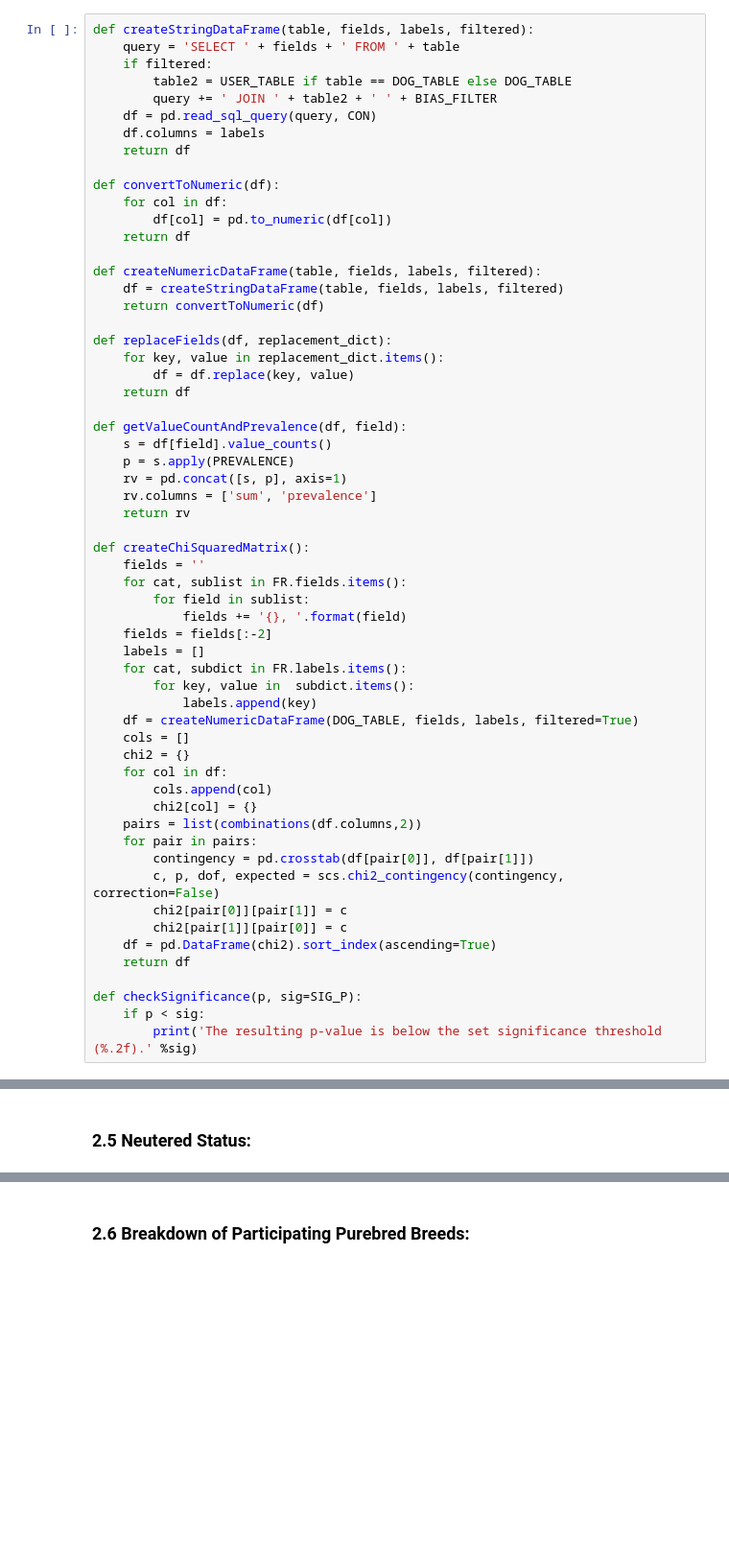
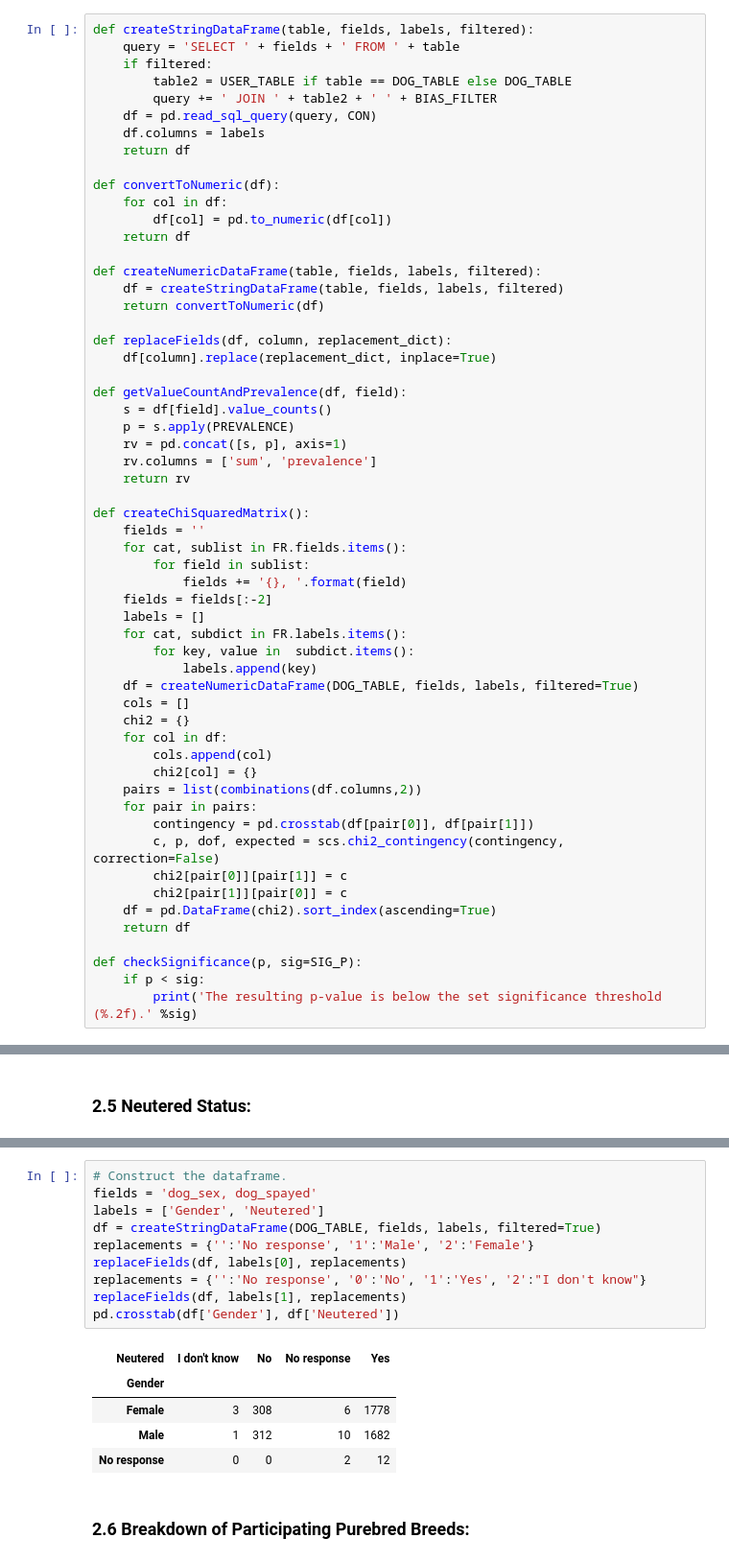
Before and after one commit to iandinwoodie/pdbs-study-1, a Jupyter notebook: notebooks/1.0-ird-pdbs-analysis-notebook.ipynb, the cells around one changed output, grey strips where cells are left out. Shown at 96% size. Drawn from its saved outputs; the diff is of its cells as text; blank space fills up the shorter version.

Commit message:
Expanded table of gender/neutered status

```diff
--- a/notebooks/1.0-ird-pdbs-analysis-notebook.ipynb
+++ b/notebooks/1.0-ird-pdbs-analysis-notebook.ipynb
@@ -179,10 +179,8 @@ def createNumericDataFrame(table, fields, labels, filtered):
     df = createStringDataFrame(table, fields, labels, filtered)
     return convertToNumeric(df)
 
-def replaceFields(df, replacement_dict):
-    for key, value in replacement_dict.items():
-        df = df.replace(key, value)
-    return df
+def replaceFields(df, column, replacement_dict):
+    df[column].replace(replacement_dict, inplace=True)
 
 def getValueCountAndPrevalence(df, field):
     s = df[field].value_counts()
@@ -410,3 +392,19 @@ py.iplot(fig)
+# %%
+# Construct the dataframe.
+fields = 'dog_sex, dog_spayed'
+labels = ['Gender', 'Neutered']
+df = createStringDataFrame(DOG_TABLE, fields, labels, filtered=True)
+replacements = {'':'No response', '1':'Male', '2':'Female'}
+replaceFields(df, labels[0], replacements)
+replacements = {'':'No response', '0':'No', '1':'Yes', '2':"I don't know"}
+replaceFields(df, labels[1], replacements)
+pd.crosstab(df['Gender'], df['Neutered'])
+# %% [output]
+| Neutered | I don't know | No | No response | Yes |
+| Gender |  |  |  |  |
+| Female | 3 | 308 | 6 | 1778 |
+| Male | 1 | 312 | 10 | 1682 |
+| No response | 0 | 0 | 2 | 12 |
 # %% [markdown]
 ### 2.6 Breakdown of Participating Purebred Breeds:
 # %%
```
Also changed, not shown: parts of 3 cells of this notebook.
